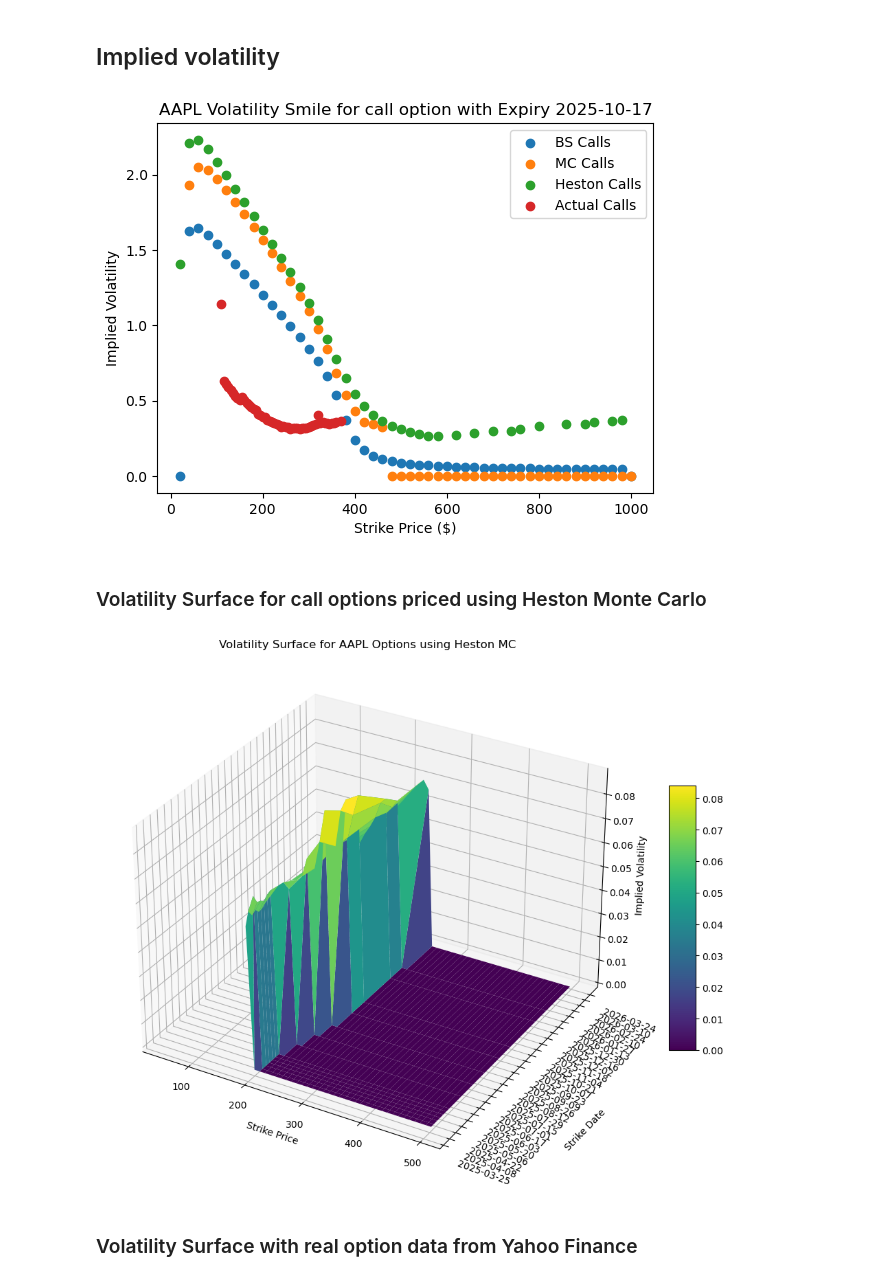
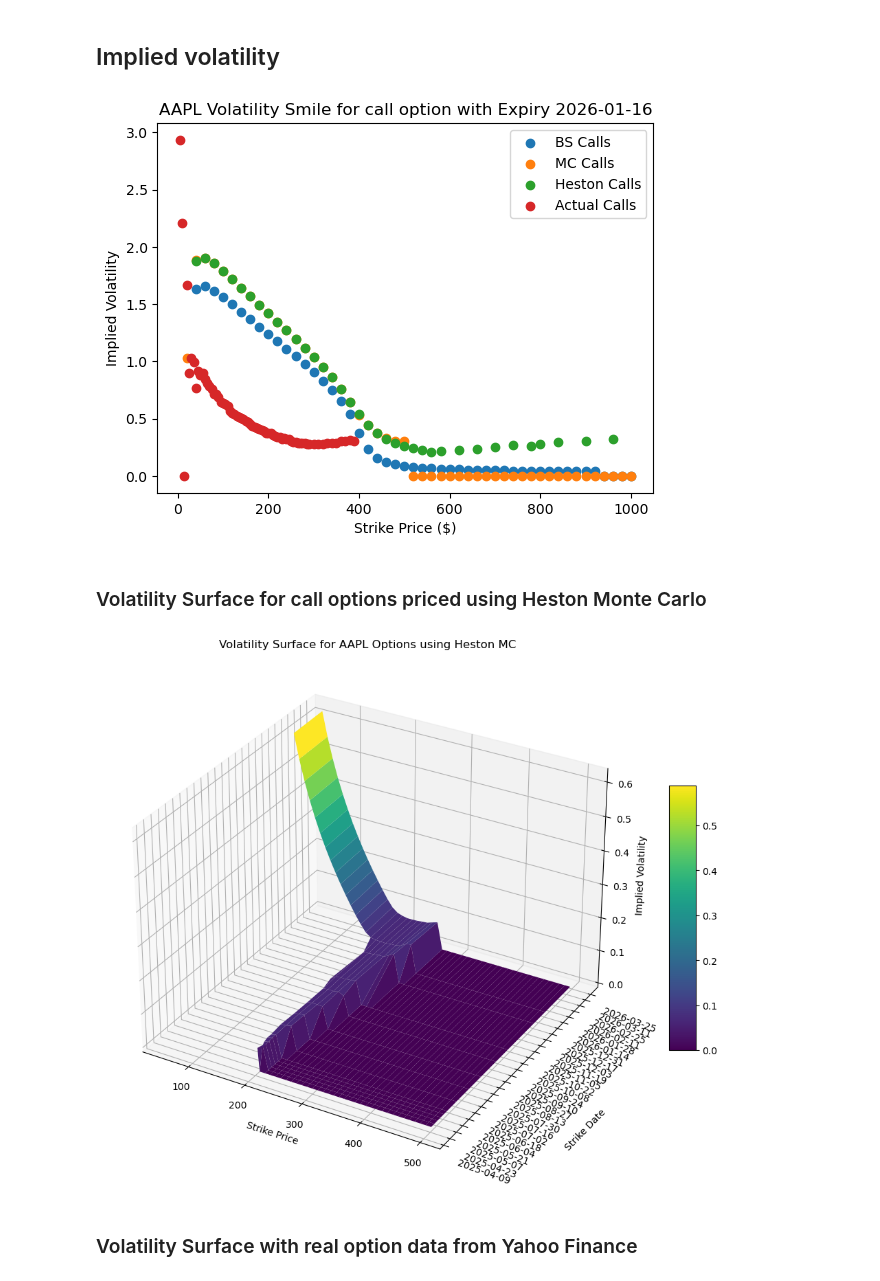
Before and after one commit to maher2k0/mc-heston-option-pricing, a Jupyter notebook: option_analysis.ipynb, the cells around one changed output. Drawn from its saved outputs; the diff is of its cells as text; code cells hidden in the pictures.

Commit message:
Vol surface for MC-Heston

```diff
--- a/option_analysis.ipynb
+++ b/option_analysis.ipynb
@@ -30,7 +31,7 @@ strike_dates = yfticker.options
 strike_dates = sorted(strike_dates, key=lambda x: datetime.strptime(x, "%Y-%m-%d")) #Sort strike dates in ascending order
 
 # Get option chain for specific expiration
-exp_date = strike_dates[11]
+exp_date = strike_dates[12]
 df_calls, df_puts, _ = yfticker.option_chain(exp_date)
 # %%
 # Fetch U.S. Treasury yield data from yfinance
@@ -140,14 +141,14 @@ strikes = np.linspace(20, 500, 50)
 today_date = datetime.today().strftime('%Y-%m-%d')
 trading_days = len(pd.bdate_range(start=today_date, end=exp_date))
 # %%
-hes_price_model = OptionPricer(S0, r, kappa, theta, sigma, rho, v0, S, V, option_type = 'call', pricer='heston')
-heston_call_prices = hes_price_model.price_options(strikes, trading_days/252)
+hes_price_model = OptionPricer(S0, r, kappa, theta, sigma, rho, v0, option_type = 'call', pricer='heston')
+heston_call_prices = hes_price_model.price_options(strikes, trading_days)
 
-mc_price_model = OptionPricer(S0, r, kappa, theta, sigma, rho, v0, S, V, option_type = 'call', pricer='monte_carlo')
-monte_carlo_call_prices = mc_price_model.price_options(strikes, trading_days)
+mc_price_model = OptionPricer(S0, r, kappa, theta, sigma, rho, v0, option_type = 'call', pricer='monte_carlo')
+monte_carlo_call_prices = mc_price_model.price_options(strikes, trading_days, S)
 
-bs_price_model = OptionPricer(S0, r, kappa, theta, sigma, rho, v0, S, V, option_type = 'call', pricer='black_scholes')
-black_scholes_call_prices = bs_price_model.price_options(strikes, trading_days/252)
+bs_price_model = OptionPricer(S0, r, kappa, theta, sigma, rho, v0, option_type = 'call', pricer='black_scholes')
+black_scholes_call_prices = bs_price_model.price_options(strikes, trading_days)
 # %%
 # Plot Option Prices for Heston, Black-Scholes, and Monte Carlo
 plt.scatter(strikes, heston_call_prices, label='Heston Calls')
@@ -285,7 +286,7 @@ plt.ylabel('Implied Volatility')
 plt.legend()
 plt.show()
 # %% [output]
-[figure, old version]
+[figure, new version]
 # %% [markdown]
 ### Volatility Surface for call options priced using Heston Monte Carlo
 # %%
@@ -301,7 +302,7 @@ mc_call_ivs_list = []
 
 for strike_date,trading_days in strike_date_to_trading_days.items():
 
-    MC_call_prices = mc_price_model.price_options(strikes, trading_days)
+    MC_call_prices = mc_price_model.price_options(strikes, trading_days, S)
     mc_call_ivs = implied_vol(MC_call_prices,S0, strikes, trading_days/252, r, flag='c',q=0, return_as='numpy')
     mc_call_ivs_list.append(mc_call_ivs)
 
@@ -311,34 +312,34 @@ strike_dates_num = date2num(list(strike_date_to_trading_days.keys()))
 
 # Create a meshgrid for the expiry dates (y) and strikes (x)
 Y, X = np.meshgrid(strike_dates_num, strikes, indexing='ij')
 Z = np.array(mc_call_ivs_list)
 
 # Plot the surface
 fig = plt.figure(figsize=(14, 10))
 ax = fig.add_subplot(111, projection='3d')
 surf = ax.plot_surface(X, Y, Z, cmap='viridis', edgecolor='none')
 
 # Format the Y-axis as dates
 ax.yaxis.set_major_formatter(DateFormatter('%Y-%m-%d'))
 ax.yaxis.set_major_locator(DayLocator(interval=14))  # Adjust the interval for dates
 
 # Rotate date labels for readability
 plt.setp(ax.get_yticklabels(), rotation=45, fontsize=10, ha='right')
 
 # Add labels and title
 ax.set_xlabel('Strike Price')
 ax.set_ylabel('Strike Date', labelpad=40)
 ax.set_zlabel('Implied Volatility')
 ax.set_title('Volatility Surface for {} Options using Heston MC'.format(ticker))
 
 # Add a color bar
 fig.colorbar(surf, ax=ax, shrink=0.5, aspect=10)
 plt.setp(ax.get_yticklabels(), rotation=-20, ha='left')
 
 # Show the plot
 plt.show()
 # %% [output]
-[figure, old version]
+[figure, new version]
 # %% [markdown]
 ### Volatility Surface with real option data from Yahoo Finance
 # %%
```
Also changed, not shown: parts of 10 cells of this notebook, 1 other file.
